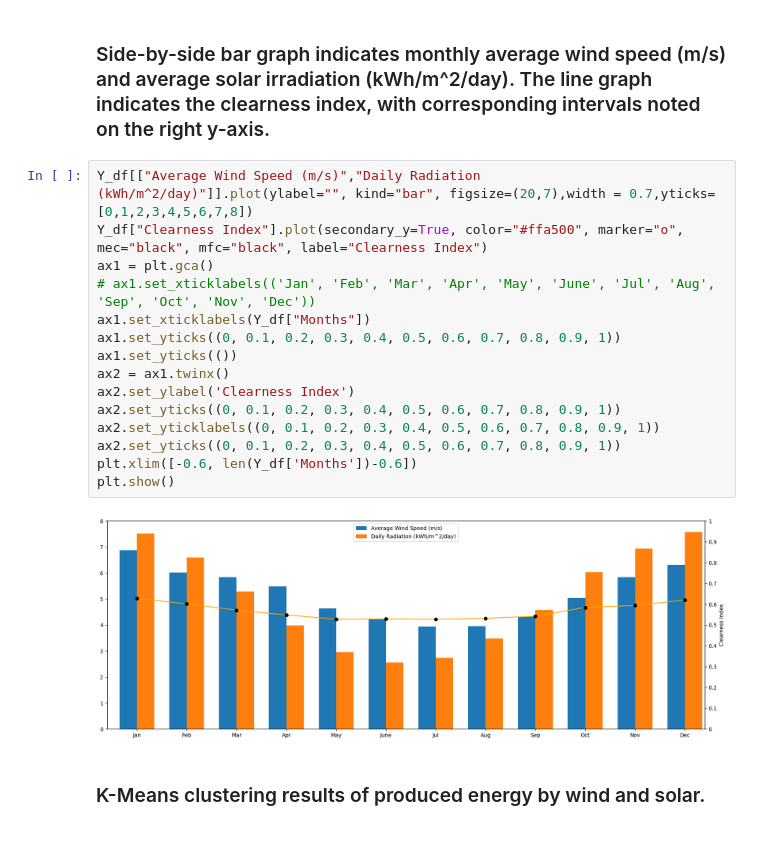
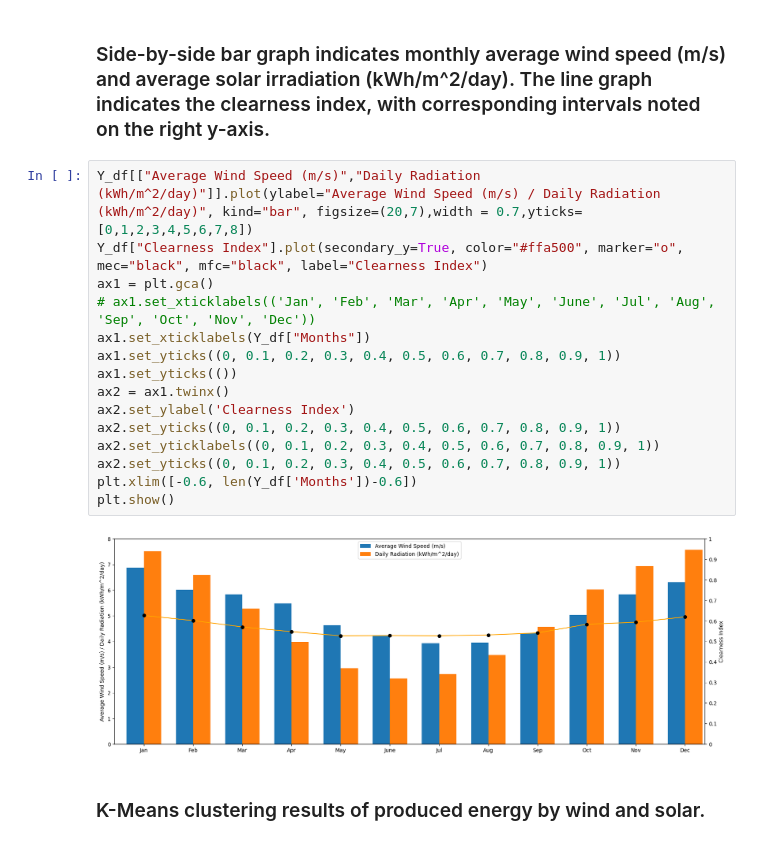
Before and after one commit to colindelotavo/CSS2, a Jupyter notebook: css2_notebook.ipynb, the cells around one changed output. Drawn from its saved outputs; the diff is of its cells as text.

Commit message:
Add left y-axis label to side-by-side bar graph

```diff
--- a/css2_notebook.ipynb
+++ b/css2_notebook.ipynb
@@ -319,22 +345,22 @@ Y_df = pd.DataFrame({
 # %% [markdown]
 ### Side-by-side bar graph indicates monthly average wind speed (m/s) and average solar irradiation (kWh/m^2/day). The line graph indicates the clearness index, with corresponding intervals noted on the right y-axis.
 # %%
-Y_df[["Average Wind Speed (m/s)","Daily Radiation (kWh/m^2/day)"]].plot(ylabel="", kind="bar", figsize=(20,7),width = 0.7,yticks=[0,1,2,3,4,5,6,7,8])
+Y_df[["Average Wind Speed (m/s)","Daily Radiation (kWh/m^2/day)"]].plot(ylabel="Average Wind Speed (m/s) / Daily Radiation (kWh/m^2/day)", kind="bar", figsize=(20,7),width = 0.7,yticks=[0,1,2,3,4,5,6,7,8])
 Y_df["Clearness Index"].plot(secondary_y=True, color="#ffa500", marker="o", mec="black", mfc="black", label="Clearness Index")
 ax1 = plt.gca()
 # ax1.set_xticklabels(('Jan', 'Feb', 'Mar', 'Apr', 'May', 'June', 'Jul', 'Aug', 'Sep', 'Oct', 'Nov', 'Dec'))
 ax1.set_xticklabels(Y_df["Months"])
 ax1.set_yticks((0, 0.1, 0.2, 0.3, 0.4, 0.5, 0.6, 0.7, 0.8, 0.9, 1))
 ax1.set_yticks(())
 ax2 = ax1.twinx()
 ax2.set_ylabel('Clearness Index')
 ax2.set_yticks((0, 0.1, 0.2, 0.3, 0.4, 0.5, 0.6, 0.7, 0.8, 0.9, 1))
 ax2.set_yticklabels((0, 0.1, 0.2, 0.3, 0.4, 0.5, 0.6, 0.7, 0.8, 0.9, 1))
 ax2.set_yticks((0, 0.1, 0.2, 0.3, 0.4, 0.5, 0.6, 0.7, 0.8, 0.9, 1))
 plt.xlim([-0.6, len(Y_df['Months'])-0.6])
 plt.show()
 # %% [output]
-[figure, old version]
+[figure, new version]
 # %% [markdown]
 ### K-Means clustering results of produced energy by wind and solar.
 # %%
```
Also changed, not shown: parts of 3 cells of this notebook.
